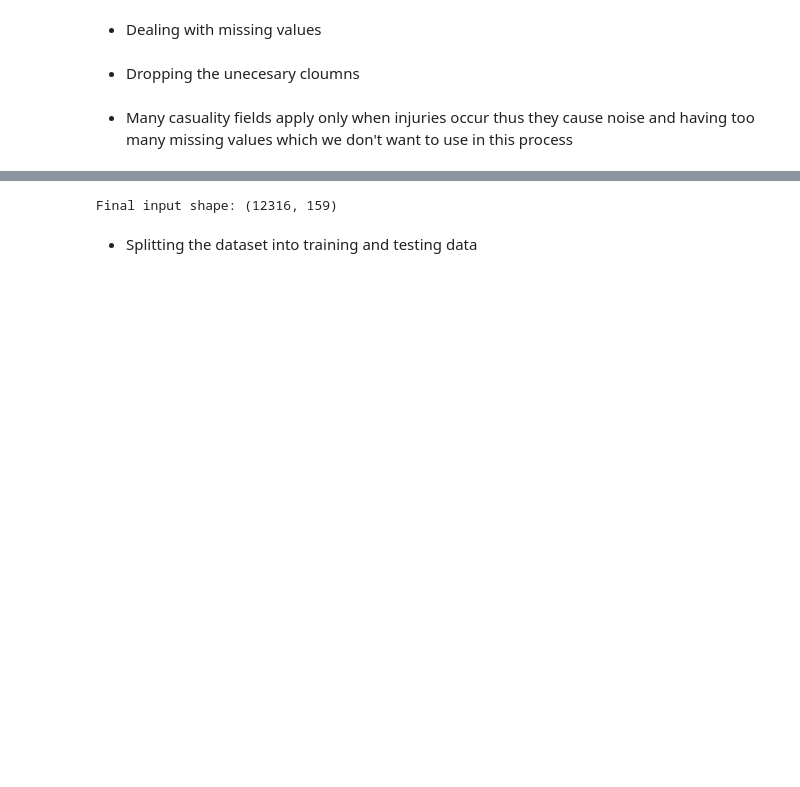
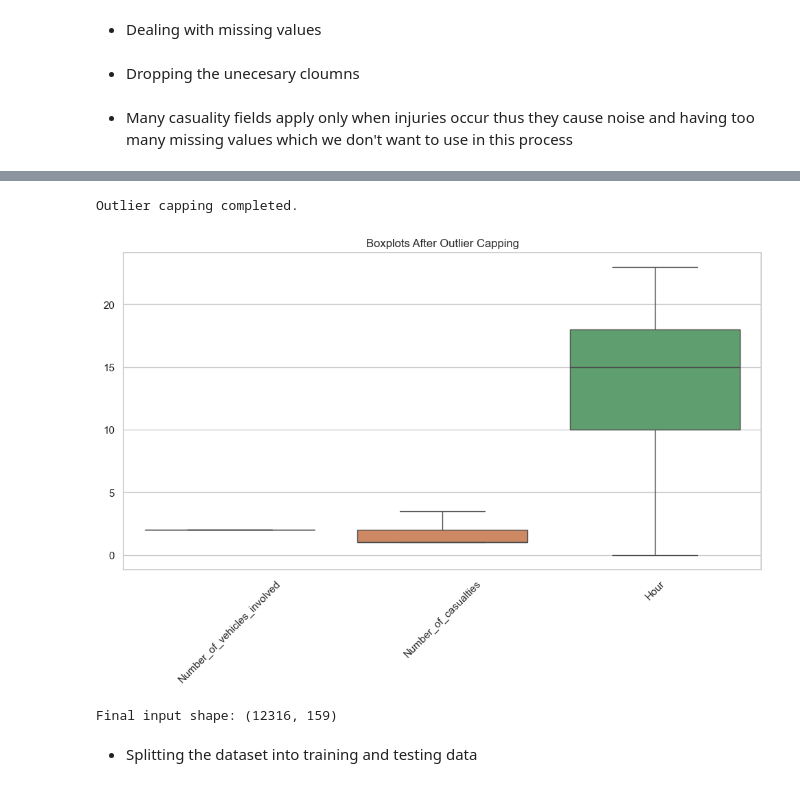
Before and after one commit to Agumekenneth/AI-Exam-Project, a Jupyter notebook: Exam project/exam.ipynb, the cells around one changed output, grey strips where cells are left out. Drawn from its saved outputs; the diff is of its cells as text; code cells hidden in the pictures; blank space fills up the shorter version.

```diff
--- a/Exam project/exam.ipynb
+++ b/Exam project/exam.ipynb
@@ -119,3 +168,29 @@ Encoding of target variable:
+# %%
+numeric_cols = data.select_dtypes(include='number').columns.tolist()
+
+for col in numeric_cols:
+    Q1 = data[col].quantile(0.25)
+    Q3 = data[col].quantile(0.75)
+    IQR = Q3 - Q1
+
+    lower = Q1 - 1.5 * IQR
+    upper = Q3 + 1.5 * IQR
+
+    # cap the values
+    data[col] = np.where(data[col] < lower, lower,
+                       np.where(data[col] > upper, upper, data[col]))
+
+print("Outlier capping completed.")
+# %% [output]
+Outlier capping completed.
+# %%
+plt.figure(figsize=(12,6))
+sns.boxplot(data=data[numeric_cols])
+plt.xticks(rotation=45)
+plt.title("Boxplots After Outlier Capping")
+plt.show()
+# %% [output]
+[figure, added]
 # %%
 X = data.drop("Accident_severity", axis=1)
 y = data["Accident_severity"]
```
Also changed, not shown: parts of 5 cells of this notebook.
